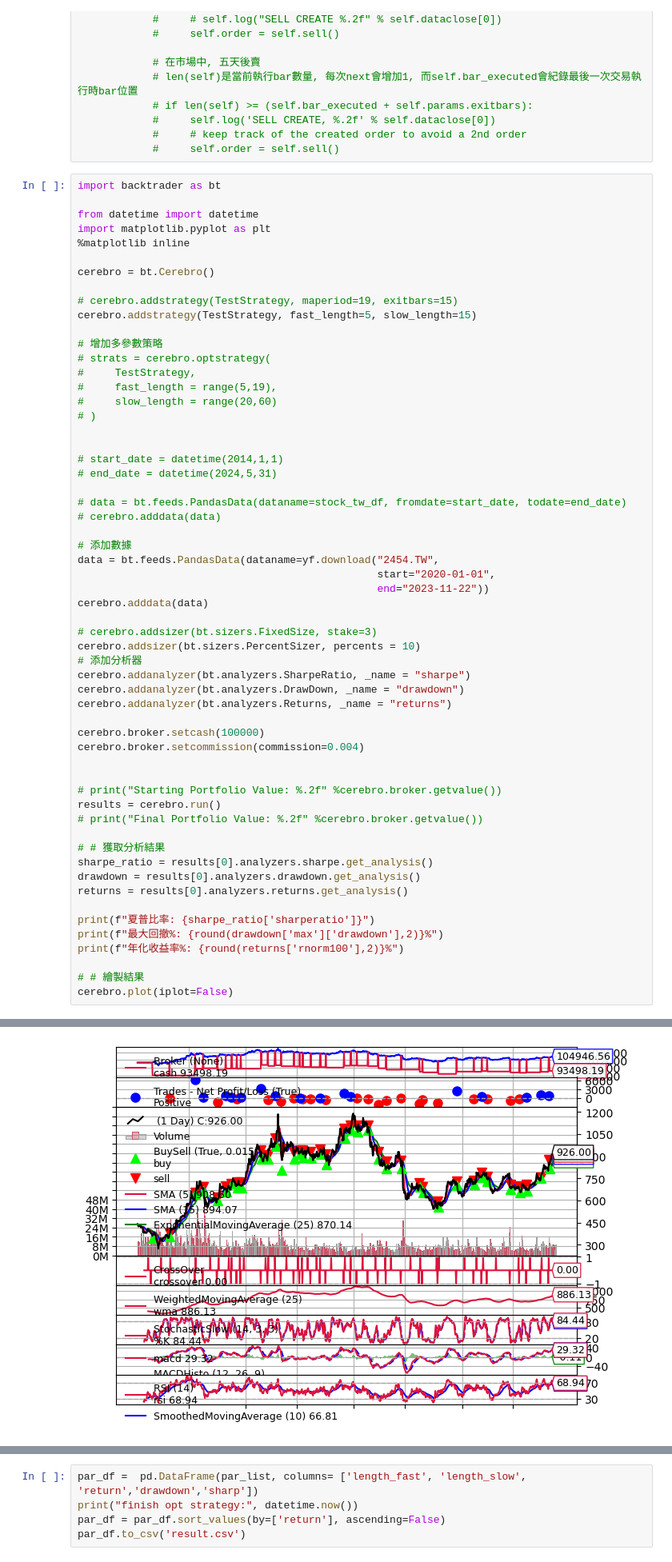
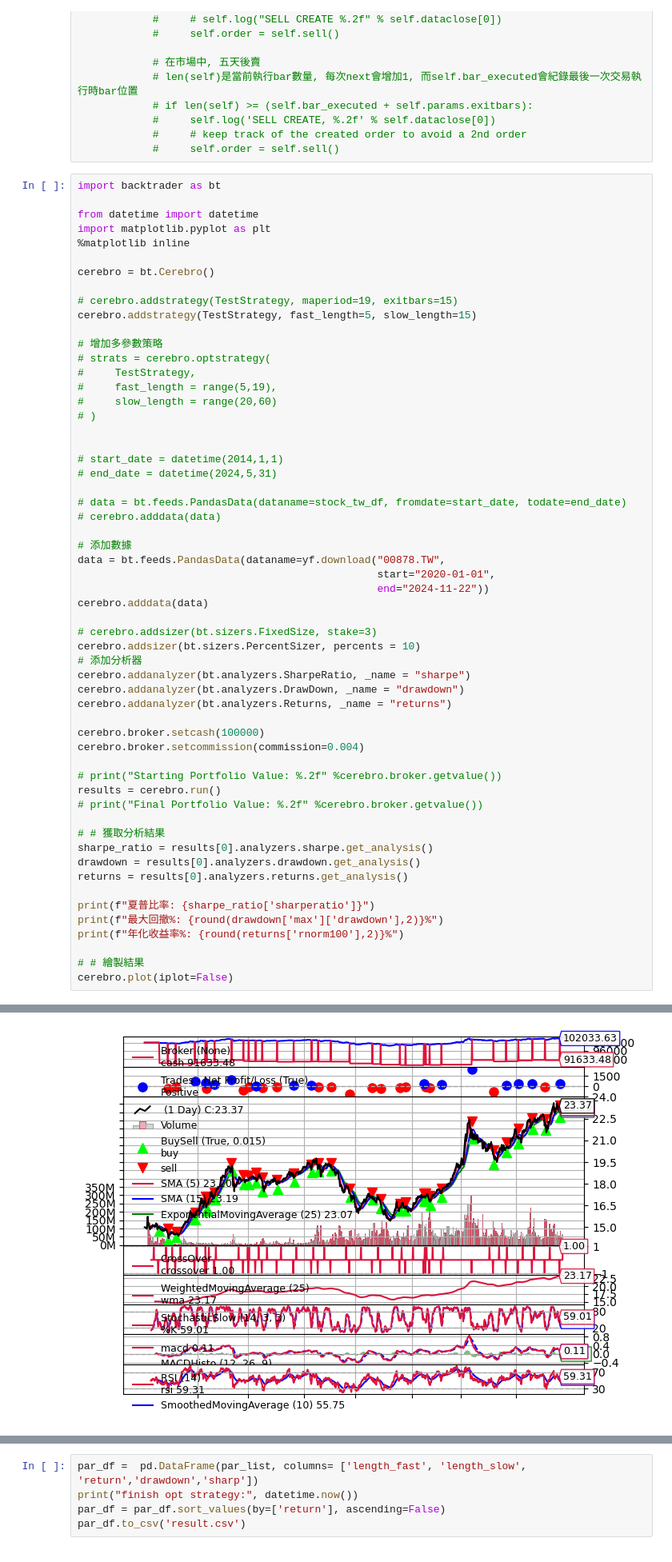
Before and after one commit to ccClub-Investment-Project/ccClub_InvestmentProject, a Jupyter notebook: sola/backtest/backtest.ipynb, the cells around one changed output, grey strips where cells are left out. Shown at 80% size. Drawn from its saved outputs; the diff is of its cells as text.

```diff
--- a/sola/backtest/backtest.ipynb
+++ b/sola/backtest/backtest.ipynb
@@ -175,9 +175,9 @@ cerebro.addstrategy(TestStrategy, fast_length=5, slow_length=15)
 # cerebro.adddata(data)
 
 # 添加數據
-data = bt.feeds.PandasData(dataname=yf.download("2454.TW",
+data = bt.feeds.PandasData(dataname=yf.download("00878.TW",
                                                 start="2020-01-01",
-                                                end="2023-11-22"))
+                                                end="2024-11-22"))
 cerebro.adddata(data)
 
 # cerebro.addsizer(bt.sizers.FixedSize, stake=3)
@@ -189,7 +189,6 @@ cerebro.addanalyzer(bt.analyzers.Returns, _name = "returns")
 
 cerebro.broker.setcash(100000)
 cerebro.broker.setcommission(commission=0.004)
-
 
 # print("Starting Portfolio Value: %.2f" %cerebro.broker.getvalue())
 results = cerebro.run()
@@ -214,4 +213,4 @@ cerebro.plot(iplot=False)
-[figure, old version]
+[figure, new version]
 [[<Figure size 640x480 with 9 Axes>]]
 # %%
 par_list = [[ x[0].params.fast_length,
```
Also changed, not shown: parts of 1 cell of this notebook, 6 other files.
